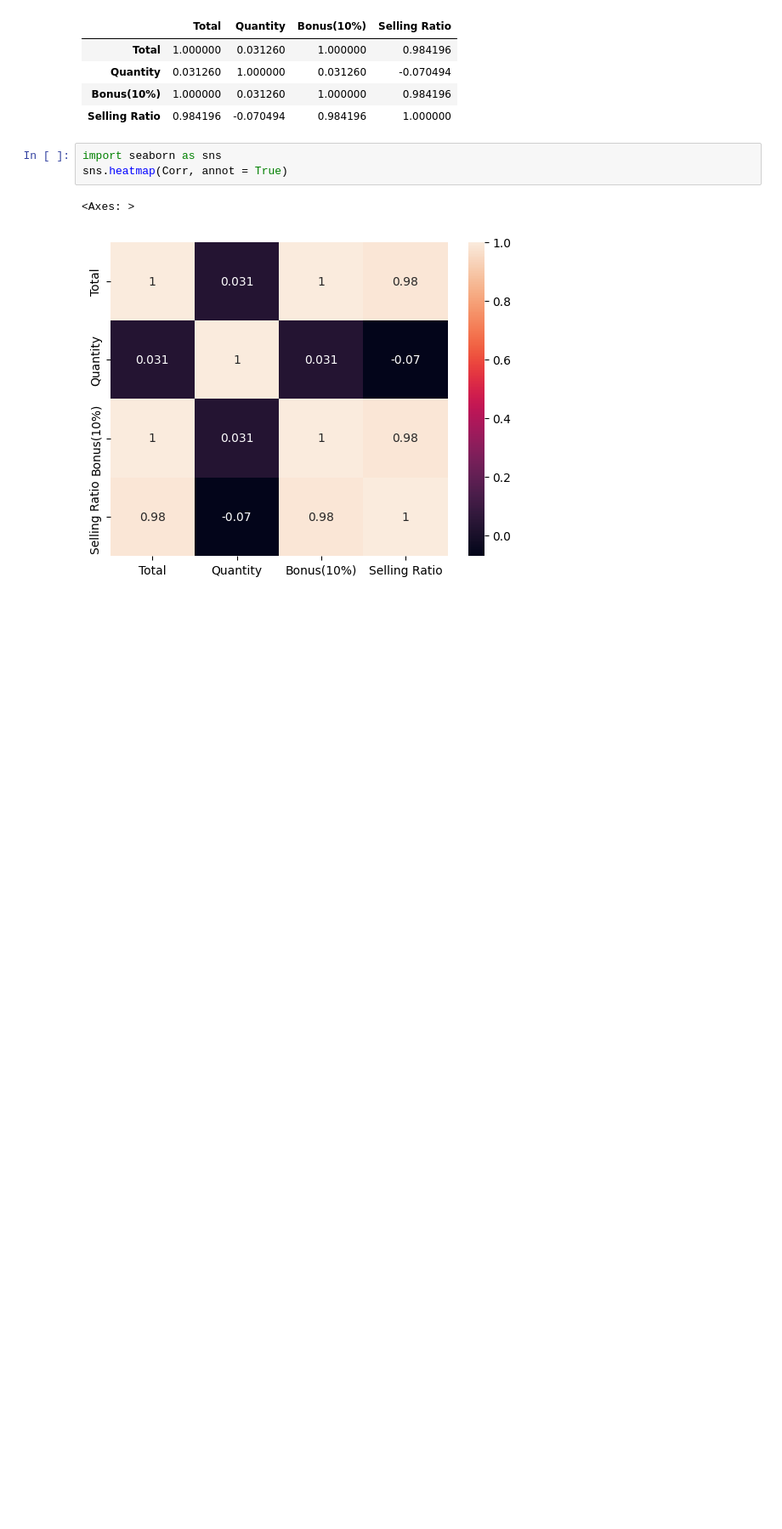
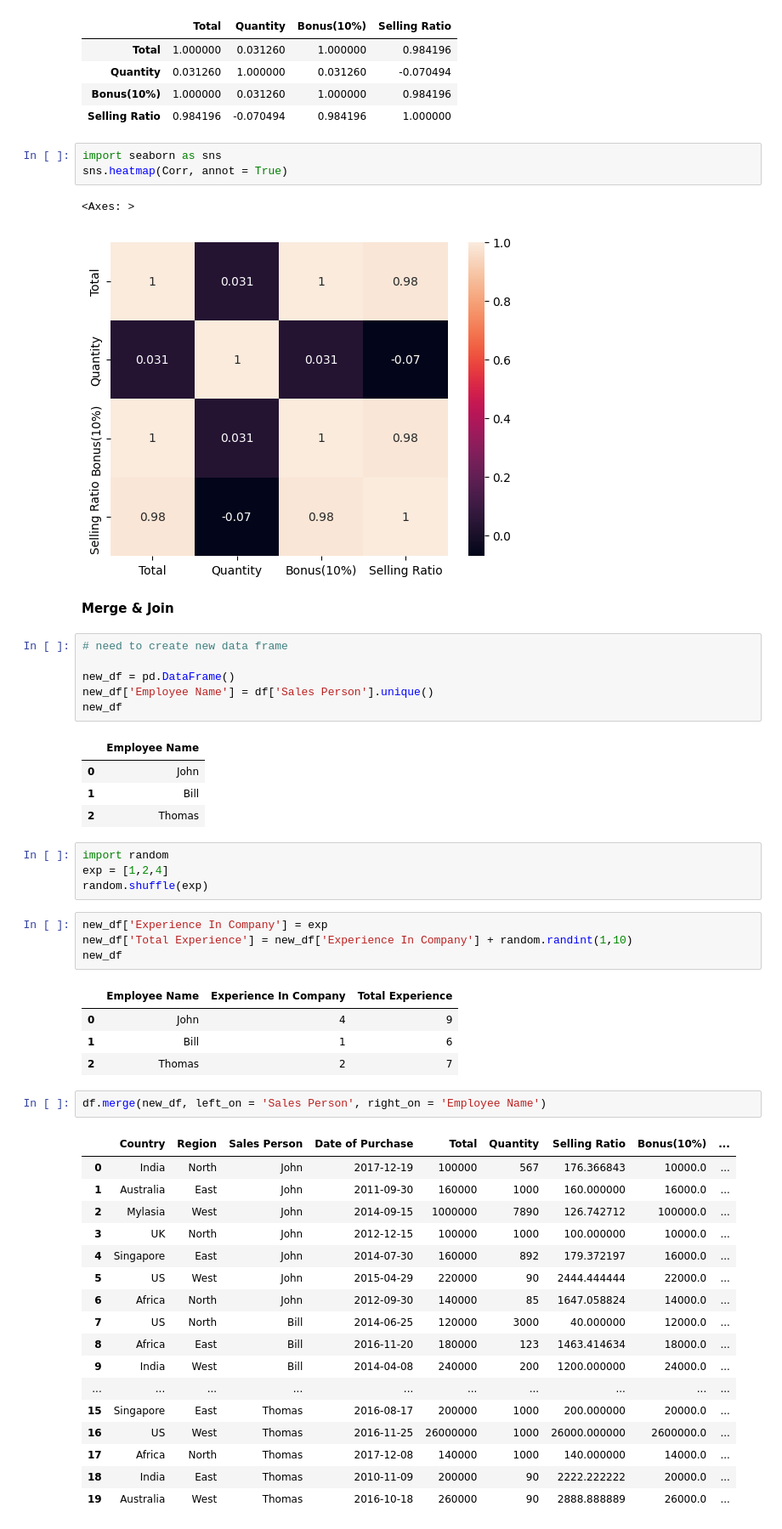
Before and after one commit to Gokulvasan-V/pandas, a Jupyter notebook: Guvi_pandas_3.ipynb, the cells around one changed output. Shown: that part at 85% size. Drawn from its saved outputs; the diff is of its cells as text; blank space fills up the shorter version.

```diff
--- a/Guvi_pandas_3.ipynb
+++ b/Guvi_pandas_3.ipynb
@@ -115,3 +115,49 @@ sns.heatmap(Corr, annot = True)
 # %% [output]
 <Axes: >
 [figure]
+# %% [markdown]
+**Merge & Join**
+# %%
+# need to create new data frame
+
+new_df = pd.DataFrame()
+new_df['Employee Name'] = df['Sales Person'].unique()
+new_df
+# %% [output]
+|  | Employee Name |
+| 0 | John |
+| 1 | Bill |
+| 2 | Thomas |
+# %%
+import random
+exp = [1,2,4]
+random.shuffle(exp)
+# %%
+new_df['Experience In Company'] = exp
+new_df['Total Experience'] = new_df['Experience In Company'] + random.randint(1,10)
+new_df
+# %% [output]
+|  | Employee Name | Experience In Company | Total Experience |
+| 0 | John | 4 | 9 |
+| 1 | Bill | 1 | 6 |
+| 2 | Thomas | 2 | 7 |
+# %%
+df.merge(new_df, left_on = 'Sales Person', right_on = 'Employee Name')
+# %% [output]
+|  | Country | Region | Sales Person | Date of Purchase | Total | Quantity | Selling Ratio | Bonus(10%) | ... |
+| 0 | India | North | John | 2017-12-19 | 100000 | 567 | 176.366843 | 10000.0 | ... |
+| 1 | Australia | East | John | 2011-09-30 | 160000 | 1000 | 160.000000 | 16000.0 | ... |
+| 2 | Mylasia | West | John | 2014-09-15 | 1000000 | 7890 | 126.742712 | 100000.0 | ... |
+| 3 | UK | North | John | 2012-12-15 | 100000 | 1000 | 100.000000 | 10000.0 | ... |
+| 4 | Singapore | East | John | 2014-07-30 | 160000 | 892 | 179.372197 | 16000.0 | ... |
+| 5 | US | West | John | 2015-04-29 | 220000 | 90 | 2444.444444 | 22000.0 | ... |
+| 6 | Africa | North | John | 2012-09-30 | 140000 | 85 | 1647.058824 | 14000.0 | ... |
+| 7 | US | North | Bill | 2014-06-25 | 120000 | 3000 | 40.000000 | 12000.0 | ... |
+| 8 | Africa | East | Bill | 2016-11-20 | 180000 | 123 | 1463.414634 | 18000.0 | ... |
+| 9 | India | West | Bill | 2014-04-08 | 240000 | 200 | 1200.000000 | 24000.0 | ... |
+| ... | ... | ... | ... | ... | ... | ... | ... | ... | ... |
+| 15 | Singapore | East | Thomas | 2016-08-17 | 200000 | 1000 | 200.000000 | 20000.0 | ... |
+| 16 | US | West | Thomas | 2016-11-25 | 26000000 | 1000 | 26000.000000 | 2600000.0 | ... |
+| 17 | Africa | North | Thomas | 2017-12-08 | 140000 | 1000 | 140.000000 | 14000.0 | ... |
+| 18 | India | East | Thomas | 2010-11-09 | 200000 | 90 | 2222.222222 | 20000.0 | ... |
+| 19 | Australia | West | Thomas | 2016-10-18 | 260000 | 90 | 2888.888889 | 26000.0 | ... |
```
